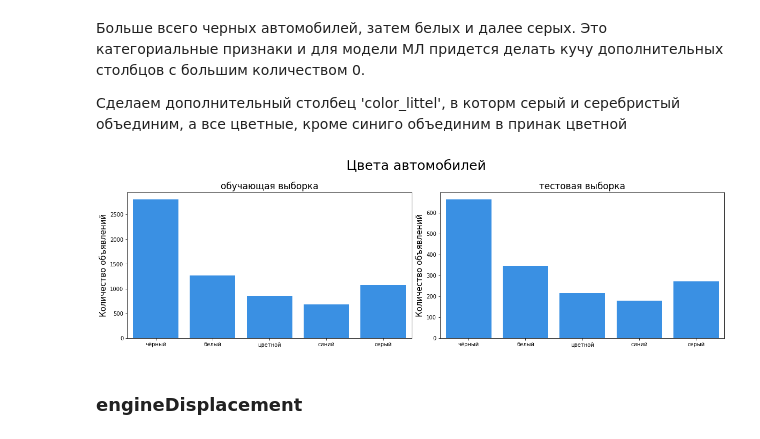
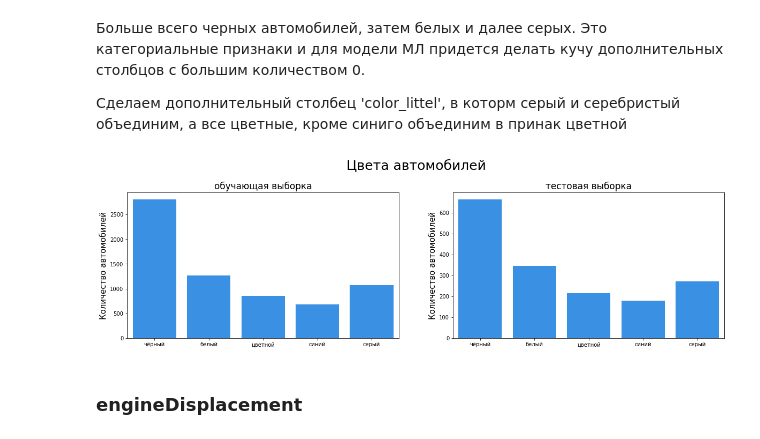
Before and after one commit to NataliaKolesnik/Car_Price_prediction_part2, a Jupyter notebook: 1_EDA.ipynb, the cells around one changed output. Drawn from its saved outputs; the diff is of its cells as text; code cells hidden in the pictures.

```diff
--- a/1_EDA.ipynb
+++ b/1_EDA.ipynb
@@ -304,22 +304,22 @@ df_train['color_littel'] = df_train['color'].apply(lambda color: color_processin
 df_test['color_littel'] = df_test['color'].apply(lambda color: color_processing(color))
 # %%
 fig, ax = plt.subplots(1, 2, figsize=(20,5))
-plt.subplots_adjust(wspace=0.1, hspace=0.4) # Расстояния между графиками
+plt.subplots_adjust(wspace=0.2, hspace=0.4) # Расстояния между графиками
 fig.suptitle('Цвета автомобилей', y=1.05, fontsize=FONT_TITLE)
 
 ax[0].set_title('обучающая выборка', fontsize=FONT_LABEL+2)
 sns.countplot(ax=ax[0], x='color_littel', data=df_train,  color=COLOR, order=df_test['color_littel'].unique())
-ax[0].set_ylabel('Количество объявлений', fontsize=FONT_LABEL)
+ax[0].set_ylabel('Количество автомобилей', fontsize=FONT_LABEL)
 ax[0].set_xlabel('')
 
 ax[1].set_title('тестовая выборка', fontsize=FONT_LABEL+2)
 sns.countplot(ax=ax[1], x='color_littel', data=df_test,  color=COLOR, order=df_test['color_littel'].unique())
-ax[1].set_ylabel('Количество объявлений', fontsize=FONT_LABEL)
+ax[1].set_ylabel('Количество автомобилей', fontsize=FONT_LABEL)
 ax[1].set_xlabel('')
 
 plt.show()
 # %% [output]
-[figure, old version]
+[figure, new version]
 # %% [markdown]
 ### engineDisplacement
 # %%
```
Also changed, not shown: parts of 68 cells of this notebook.
